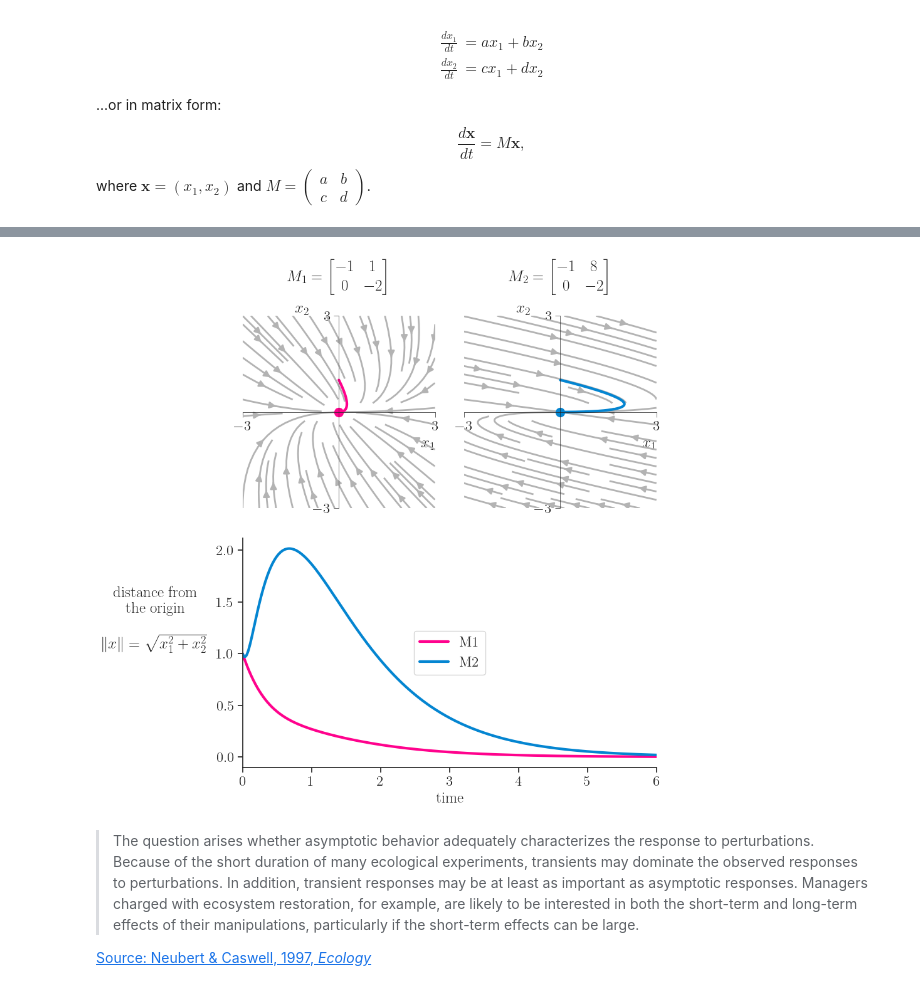
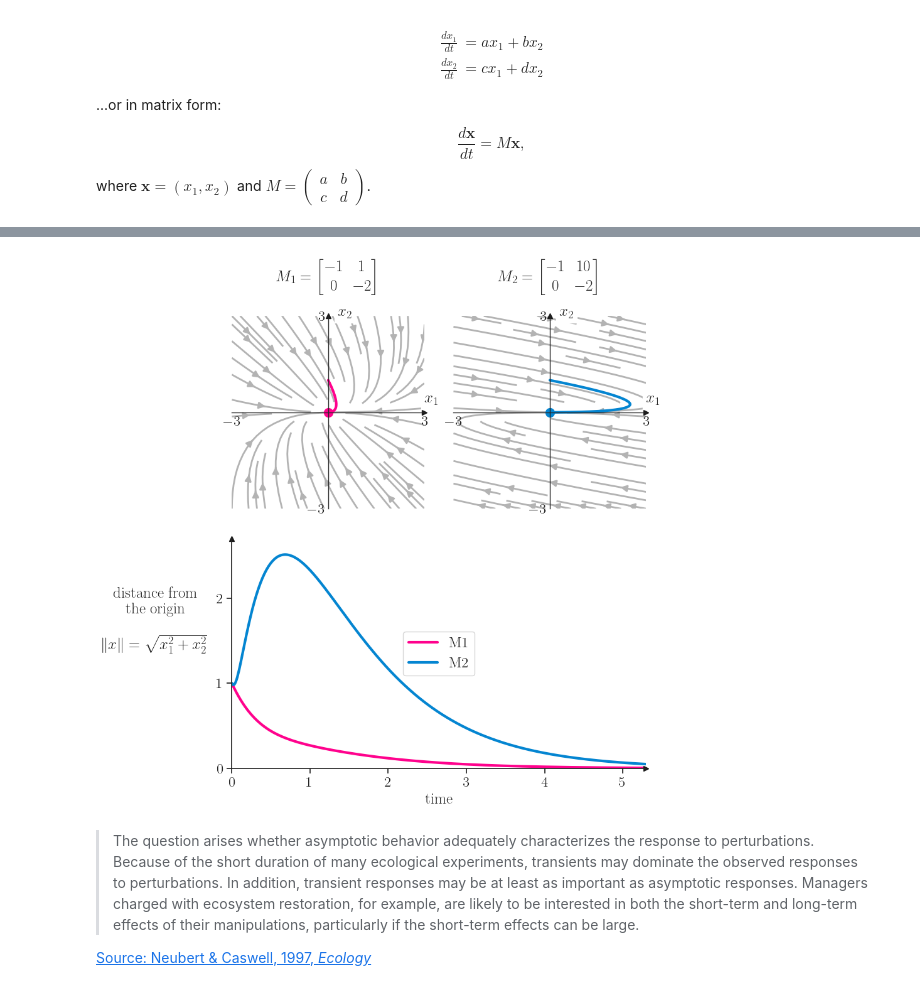
Before and after one commit to yairmau/talks-posters, a Jupyter notebook: talks/reactivity/react.ipynb, the cells around one changed output, grey strips where cells are left out. Drawn from its saved outputs; the diff is of its cells as text; code cells hidden in the pictures.

```diff
--- a/talks/reactivity/react.ipynb
+++ b/talks/reactivity/react.ipynb
@@ -46,15 +119,17 @@ sns.set_theme(style="ticks", font_scale=1.5)  # white graphs, with large and leg
 # %%
 #| code-summary: "system of equations"
 
-def system_equations(p, x, y):
+def system_equations_2d(p, x, y):
     return [p['a'] * x + p['b'] * y,
             p['c'] * x + p['d'] * y,
            ]
 
 # parameters as a dictionary
+A0 = {'a': -1.0, 'b': +0.0,
+      'c': +0.0, 'd': -2.0}
 A1 = {'a': -1.0, 'b': +1.0,
       'c': +0.0, 'd': -2.0}
-A2 = {'a': -1.0, 'b': +8,
+A2 = {'a': -1.0, 'b': +10,
       'c': +0.0, 'd': -2.0}
 # %%
 #| code-summary: "prepare streamplot and trajectories"
@@ -68,9 +143,10 @@ X, Y = np.meshgrid(np.linspace(min_x, max_x, div),
 # given initial conditions (x0,y0), simulate the trajectory of the system as ivp
 def simulate_trajectory(p, x0, y0, tmax=10, dt=0.01):
     t_eval = np.arange(0, tmax, dt)
-    sol = solve_ivp(lambda t, y: system_equations(p, y[0], y[1]),
+    sol = solve_ivp(lambda t, y: system_equations_2d(p, y[0], y[1]),
                     [0, tmax], [x0, y0], t_eval=t_eval)
     return sol
 
+t0 = simulate_trajectory(A0, 0, 1, 100)
 t1 = simulate_trajectory(A1, 0, 1, 100)
 t2 = simulate_trajectory(A2, 0, 1, 100)
@@ -109,15 +238,17 @@ bright_color2 = "xkcd:cerulean"
 ax0.set_aspect('equal', 'box')
 ax1.set_aspect('equal', 'box')
 
-ax0.streamplot(X, Y, system_equations(A1, X, Y)[0], system_equations(A1, X, Y)[1],
+ax0.streamplot(X, Y, system_equations_2d(A1, X, Y)[0], system_equations_2d(A1, X, Y)[1],
               density=density, color=arrow_color, arrowsize=1.5,
               linewidth=2,
-              minlength=minlength
+              minlength=minlength,
+              zorder=-10
               )
-ax1.streamplot(X, Y, system_equations(A2, X, Y)[0], system_equations(A2, X, Y)[1],
+ax1.streamplot(X, Y, system_equations_2d(A2, X, Y)[0], system_equations_2d(A2, X, Y)[1],
               density=density, color=arrow_color, arrowsize=1.5,
               linewidth=2,
-              minlength=minlength
+              minlength=minlength,
+              zorder=-10
               )
 ax0.plot(t1.y[0], t1.y[1], color=bright_color1, lw=3)
 ax1.plot(t2.y[0], t2.y[1], color=bright_color2, lw=3)
@@ -126,50 +257,52 @@ ax1.plot(t2.y[0][-1], t2.y[1][-1], 'o', color=bright_color2, markersize=10)
 
 # make spines at the origin, put arrow at the end of the axis
 ax_list = [ax0, ax1]
-for i in range(2):
-    ax_list[i].spines['left'].set_position('zero')
-    ax_list[i].spines['bottom'].set_position('zero')
-    ax_list[i].spines['right'].set_color('none')
-    ax_list[i].spines['top'].set_color('none')
-    ax_list[i].spines['left'].set_linewidth(0.5)
-    ax_list[i].spines['bottom'].set_linewidth(0.5)
-    # ax_list[i].spines['right'].set_linewidth(0.5)
-    # ax_list[i].spines['top'].set_linewidth(0.5)
-    ax_list[i].xaxis.set_ticks_position('bottom')
-    ax_list[i].yaxis.set_ticks_position('left')
-    ax_list[i].xaxis.set_tick_params(width=0.5)
-    ax_list[i].yaxis.set_tick_params(width=0.5)
-ax0.set(xticks=[-3,3],
-          yticks=[-3,3],
-          xlim=[-3, 3],
-          ylim=[-3, 3],)
-ax1.set(xticks=[-3,3],
-          yticks=[-3,3],
-          xlim=[-3, 3],
-          ylim=[-3, 3])
-
-ax0.set_xlabel(r'$x_1$', loc='right')
-ax0.set_ylabel(r'$x_2$', loc='top', rotation=0)
-ax1.set_xlabel(r'$x_1$', loc='right')
-ax1.set_ylabel(r'$x_2$', loc='top', rotation=0)
-
+for axx in ax_list:
+    axx.spines['left'].set_position('zero')
+    axx.spines['bottom'].set_position('zero')
+    axx.spines['right'].set_color('none')
+    axx.spines['top'].set_color('none')
+    axx.spines['left'].set_linewidth(1.0)
+    axx.spines['bottom'].set_linewidth(1.0)
+    axx.xaxis.set_ticks_position('bottom')
+    axx.yaxis.set_ticks_position('left')
+    axx.xaxis.set_tick_params(width=0.5)
+    axx.yaxis.set_tick_params(width=0.5)
+    # put arrow at the end of the axis
+    axx.plot(1, 0, ">k", transform=axx.get_yaxis_transform(), clip_on=False)
+    axx.plot(0, 1, "^k", transform=axx.get_xaxis_transform(), clip_on=False)
+    axx.text(1, 0.55, r"$x_1$", transform=axx.transAxes, clip_on=False, bbox=dict(facecolor='white', edgecolor='white'))
+    axx.text(0.55, 1, r"$x_2$", transform=axx.transAxes, clip_on=False, bbox=dict(facecolor='white', edgecolor='white'))
+    # set limits
+    axx.set(xticks=[-3,3],
+                   yticks=[-3,3],
+                   xlim=[-3, 3],
+                   ylim=[-3, 3],)
+    # remove ticks from both axes
+    axx.tick_params(axis='both', which='both', length=0)
 
 # put on title the respective parameters as matrix, use latex equation
 # add pad to title to avoid overlap with x-axis
-
 ax0.set_title(r'$M_1=\begin{bmatrix} -1 & 1 \\ 0 & -2 \end{bmatrix}$', pad=40)
-ax1.set_title(r'$M_2=\begin{bmatrix} -1 & 8 \\ 0 & -2 \end{bmatrix}$', pad=40)
+ax1.set_title(r'$M_2=\begin{bmatrix} -1 & 10 \\ 0 & -2 \end{bmatrix}$', pad=40)
 
 L2_one = np.sqrt(t1.y[0]**2 + t1.y[1]**2)
 L2_two = np.sqrt(t2.y[0]**2 + t2.y[1]**2)
 
+
+# bottom plot
 ax2.plot(t1.t, L2_one, color=bright_color1, lw=3, label='M1')
 ax2.plot(t2.t, L2_two, color=bright_color2, lw=3, label='M2')
 ax2.legend(loc='center')
-ax2.set(xlim=[0,6],
+ax2.set(xlim=[0,5.3],
+        ylim=[0,2.7],
+        yticks=[0,1,2],
         xlabel='time',)
 ax2.set_ylabel('distance from\nthe origin\n\n' + r"$\lVert x\rVert =\sqrt{x_1^2+x_2^2}$", labelpad=70, rotation=0)
 # only left and bottom spines
 ax2.spines['right'].set_color('none')
 ax2.spines['top'].set_color('none')
+
+ax2.plot(1, 0, ">k", transform=ax2.get_yaxis_transform(), clip_on=False)
+ax2.plot(0, 1, "^k", transform=ax2.get_xaxis_transform(), clip_on=False)
 # %% [output]
@@ -176,4 +310,4 @@ ax2.spines['top'].set_color('none')
-[figure, old version]
+[figure, new version]
 # %% [markdown]
 > The question arises whether asymptotic behavior adequately characterizes the response to perturbations. Because of the short duration of many ecological experiments, transients may dominate the observed responses to perturbations. In addition, transient responses may be at least as important as asymptotic responses. Managers charged with ecosystem restoration, for example, are likely to be interested in both the short-term and long-term effects of their manipulations, particularly if the short-term effects can be large.
 
```
Also changed, not shown: parts of 7 cells of this notebook, 7 other files.
